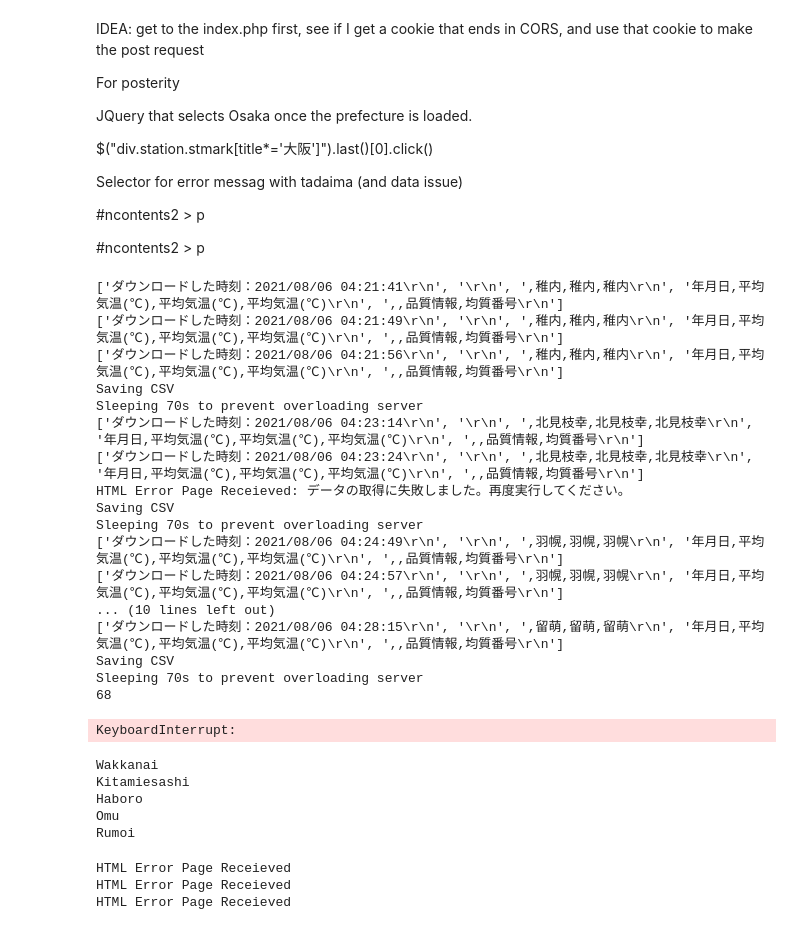
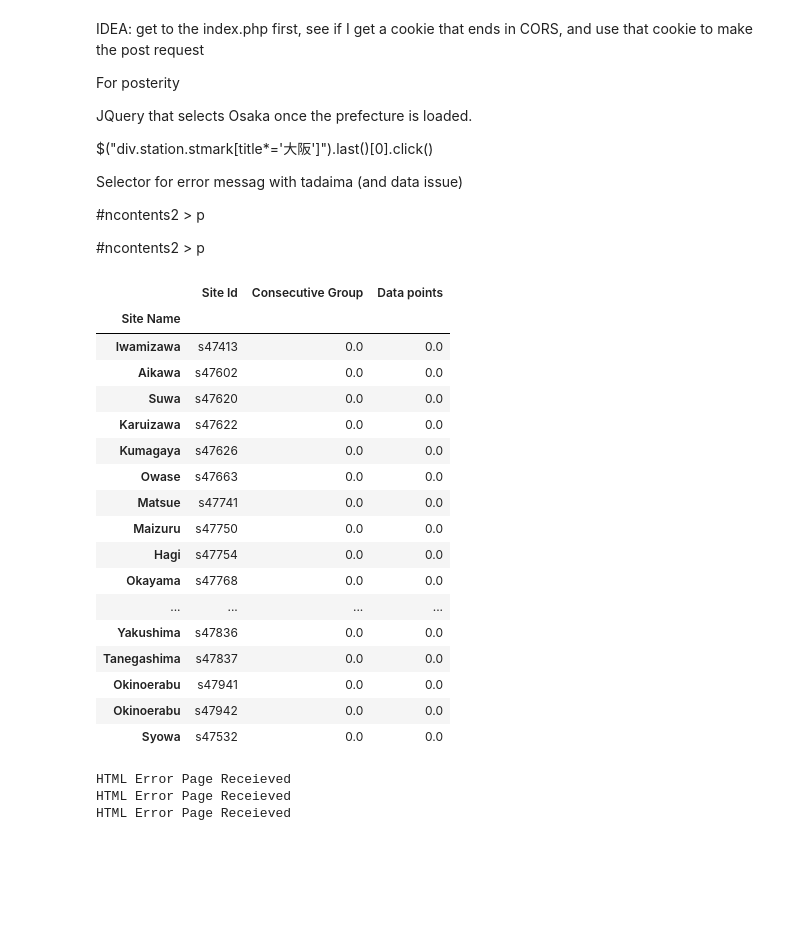
Before and after one commit to rglasnap/python-notebooks, a Jupyter notebook: Japan_Temperatures_JMA.ipynb, the cells around one changed output. Drawn from its saved outputs; the diff is of its cells as text; code cells hidden in the pictures; blank space fills up the shorter version.

```diff
--- a/Japan_Temperatures_JMA.ipynb
+++ b/Japan_Temperatures_JMA.ipynb
@@ -159,33 +158,3 @@ def download_all_data():
         for i in range(70,0,-1):
             print(f"{i}", end="\r", flush=True)
             sleep(1)
-# %%
-download_all_data()
-# %% [output]
-['ダウンロードした時刻：2021/08/06 04:21:41\r\n', '\r\n', ',稚内,稚内,稚内\r\n', '年月日,平均気温(℃),平均気温(℃),平均気温(℃)\r\n', ',,品質情報,均質番号\r\n']
-['ダウンロードした時刻：2021/08/06 04:21:49\r\n', '\r\n', ',稚内,稚内,稚内\r\n', '年月日,平均気温(℃),平均気温(℃),平均気温(℃)\r\n', ',,品質情報,均質番号\r\n']
-['ダウンロードした時刻：2021/08/06 04:21:56\r\n', '\r\n', ',稚内,稚内,稚内\r\n', '年月日,平均気温(℃),平均気温(℃),平均気温(℃)\r\n', ',,品質情報,均質番号\r\n']
-Saving CSV
-Sleeping 70s to prevent overloading server
-['ダウンロードした時刻：2021/08/06 04:23:14\r\n', '\r\n', ',北見枝幸,北見枝幸,北見枝幸\r\n', '年月日,平均気温(℃),平均気温(℃),平均気温(℃)\r\n', ',,品質情報,均質番号\r\n']
-['ダウンロードした時刻：2021/08/06 04:23:24\r\n', '\r\n', ',北見枝幸,北見枝幸,北見枝幸\r\n', '年月日,平均気温(℃),平均気温(℃),平均気温(℃)\r\n', ',,品質情報,均質番号\r\n']
-HTML Error Page Receieved: データの取得に失敗しました。再度実行してください。
-Saving CSV
-Sleeping 70s to prevent overloading server
-['ダウンロードした時刻：2021/08/06 04:24:49\r\n', '\r\n', ',羽幌,羽幌,羽幌\r\n', '年月日,平均気温(℃),平均気温(℃),平均気温(℃)\r\n', ',,品質情報,均質番号\r\n']
-['ダウンロードした時刻：2021/08/06 04:24:57\r\n', '\r\n', ',羽幌,羽幌,羽幌\r\n', '年月日,平均気温(℃),平均気温(℃),平均気温(℃)\r\n', ',,品質情報,均質番号\r\n']
-... (10 lines left out)
-['ダウンロードした時刻：2021/08/06 04:28:15\r\n', '\r\n', ',留萌,留萌,留萌\r\n', '年月日,平均気温(℃),平均気温(℃),平均気温(℃)\r\n', ',,品質情報,均質番号\r\n']
-Saving CSV
-Sleeping 70s to prevent overloading server
-68
-KeyboardInterrupt:
-# %%
-for city in site_list[:5].index:
-    print(city)
-# %% [output]
-Wakkanai
-Kitamiesashi
-Haboro
-Omu
-Rumoi
@@ -192,3 +163,34 @@ Rumoi
+# %%
+city_dicts = {}
+for city in site_list.index:
+    city_dicts[city] = pd.read_csv('Temp Data/'+city+'.csv', parse_dates=[0])
+    try:
+        site_list.loc[city,'Consecutive Group'] = city_dicts[city]['Date'].diff().dt.days.ne(1).cumsum().max()
+        site_list.loc[city,'Data points'] = city_dicts[city].Date.count()
+    except KeyError:
+        site_list.loc[city,'Consecutive Group'] = 0
+        site_list.loc[city,'Data points'] = 0
+# %%
+site_list.loc[site_list['Data points'] <= 1]
+# %% [output]
+|  | Site Id | Consecutive Group | Data points |
+| Site Name |  |  |  |
+| Iwamizawa | s47413 | 0.0 | 0.0 |
+| Aikawa | s47602 | 0.0 | 0.0 |
+| Suwa | s47620 | 0.0 | 0.0 |
+| Karuizawa | s47622 | 0.0 | 0.0 |
+| Kumagaya | s47626 | 0.0 | 0.0 |
+| Owase | s47663 | 0.0 | 0.0 |
+| Matsue | s47741 | 0.0 | 0.0 |
+| Maizuru | s47750 | 0.0 | 0.0 |
+| Hagi | s47754 | 0.0 | 0.0 |
+| Okayama | s47768 | 0.0 | 0.0 |
+| ... | ... | ... | ... |
+| Yakushima | s47836 | 0.0 | 0.0 |
+| Tanegashima | s47837 | 0.0 | 0.0 |
+| Okinoerabu | s47941 | 0.0 | 0.0 |
+| Okinoerabu | s47942 | 0.0 | 0.0 |
+| Syowa | s47532 | 0.0 | 0.0 |
 # %%
 batch_site_download('s47759',debug=True)
 
```
Also changed, not shown: parts of 3 cells of this notebook.
